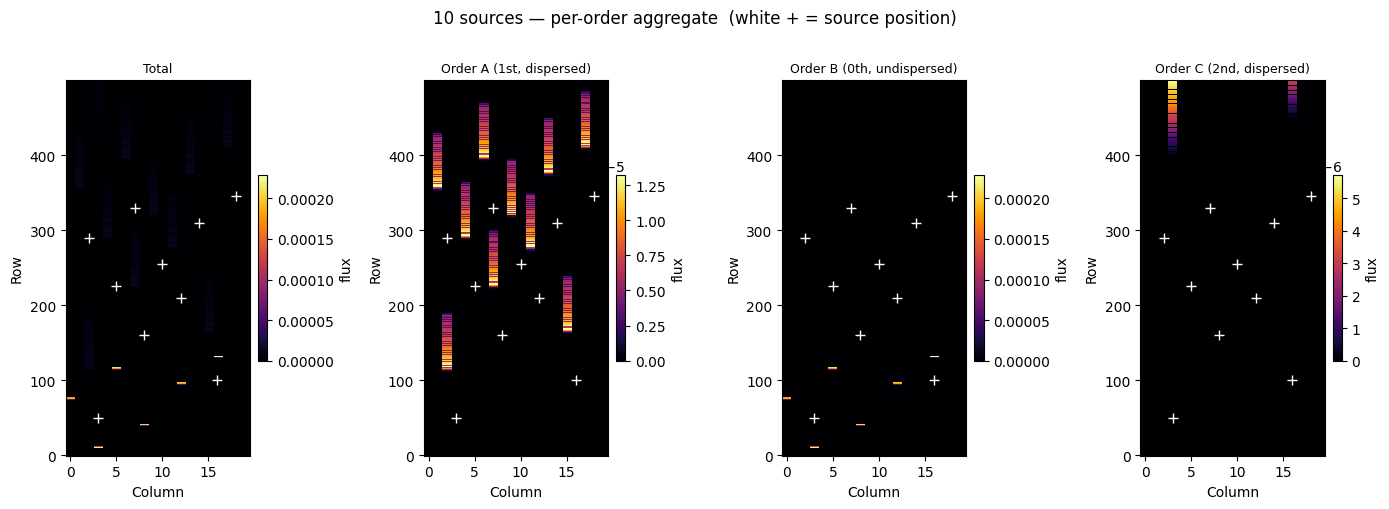
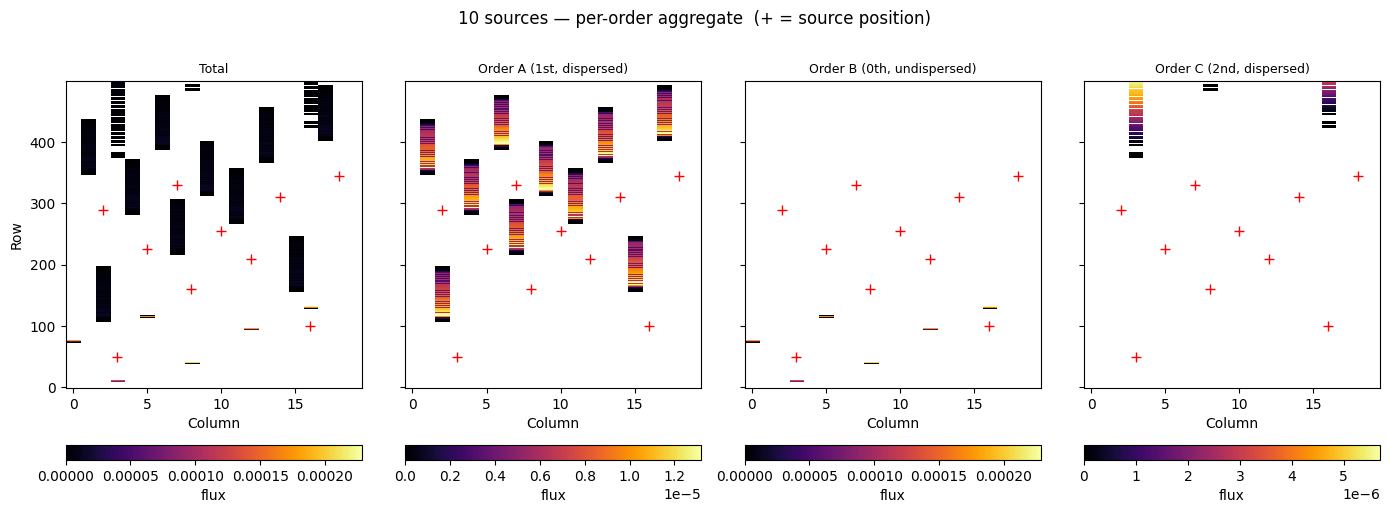
The change to this notebook cell's code, shown as a diff; its figure went from the first image to the second:
--- before
+++ after
@@ -46,17 +46,17 @@
     + [(ORDER_LABELS[o], multi_order_images[o]) for o in active_orders]
 )
-fig, axes = plt.subplots(1, 4, figsize=(14, 5))
+fig, axes = plt.subplots(1, 4, figsize=(14, 5), sharex=True, sharey=True)
 kw = dict(origin='lower', aspect='auto', interpolation='nearest', cmap='inferno', vmin=0)
 
 for ax, (title, img) in zip(axes, panels_multi):
-    im = ax.imshow(img, **kw)
-    ax.scatter(src_cols, src_rows, marker='+', s=60, c='white', linewidths=1.0)
+    im = ax.imshow(np.ma.masked_less_equal(img, 0), **kw)
+    ax.scatter(src_cols, src_rows, marker='+', s=60, c='r', linewidths=1.0)
     ax.set_title(title, fontsize=9)
     ax.set_xlabel('Column')
-    ax.set_ylabel('Row')
-    fig.colorbar(im, ax=ax, fraction=0.046, pad=0.04, label='flux')
+    fig.colorbar(im, ax=ax, fraction=0.046, label='flux', orientation='horizontal')
+axes[0].set_ylabel('Row')
 
 fig.suptitle(
-    '10 sources — per-order aggregate  (white + = source position)',
+    '10 sources — per-order aggregate  (+ = source position)',
     y=1.01,
 )

Commit: figure updates